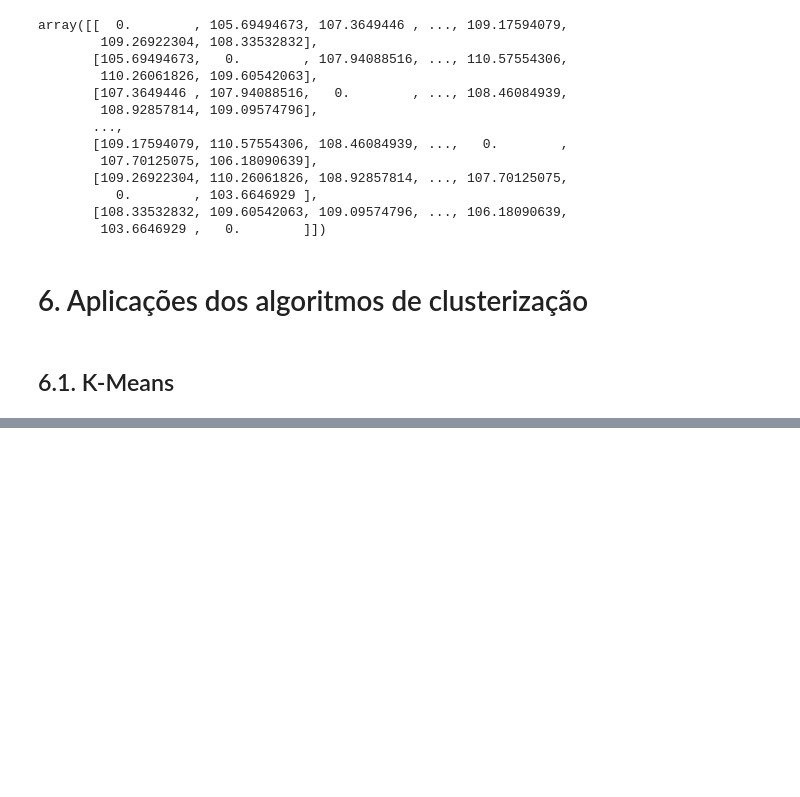
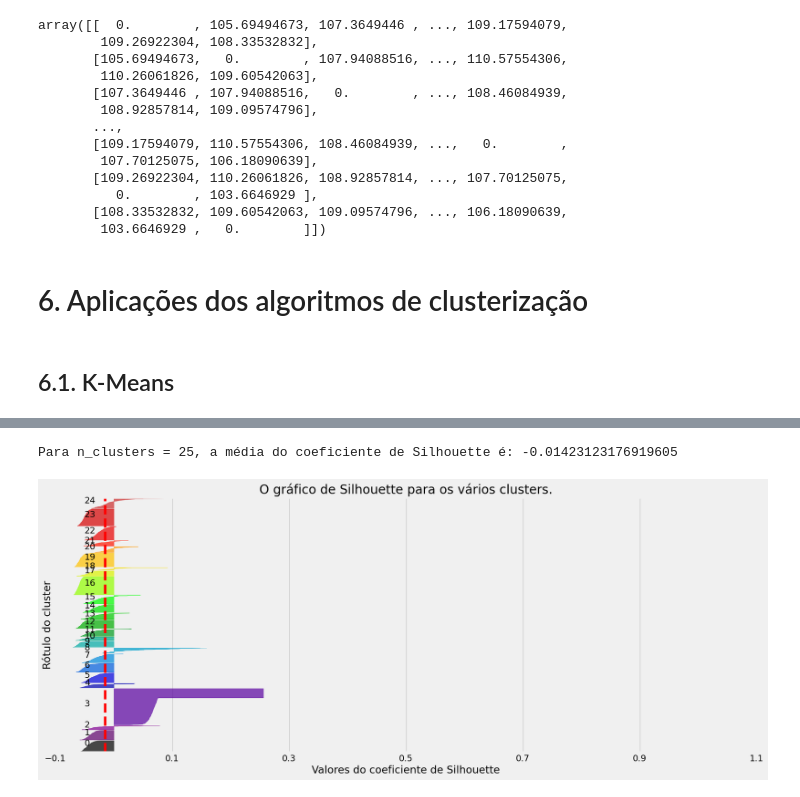
Before and after one commit to wpfaltz/Data-Mining, a Jupyter notebook: Trabalho 4/Notebook.ipynb, the cells around one changed output, grey strips where cells are left out. Cells and saved outputs as stored; diff of their text form; code cells hidden in the pictures; blank space fills up the shorter version.

```diff
--- a/Trabalho 4/Notebook.ipynb
+++ b/Trabalho 4/Notebook.ipynb
@@ -378,0 +436,3 @@ np.unique(kmeans_labels, return_counts=True)
+# %%
+clusterer = KMeans(n_clusters=25, **kmeans_kwargs)
+k_means_cluster_labels = clusterer.fit_predict(ratings_matrix_normalized)
@@ -378,0 +508,5 @@ np.unique(kmeans_labels, return_counts=True)
+# %%
+plot_silhouette(ratings_matrix_normalized, k_means_cluster_labels, 25)
+# %% [output]
+Para n_clusters = 25, a média do coeficiente de Silhouette é: -0.01423123176919605
+[figure, added]
```
Also changed, not shown: parts of 37 cells of this notebook.
